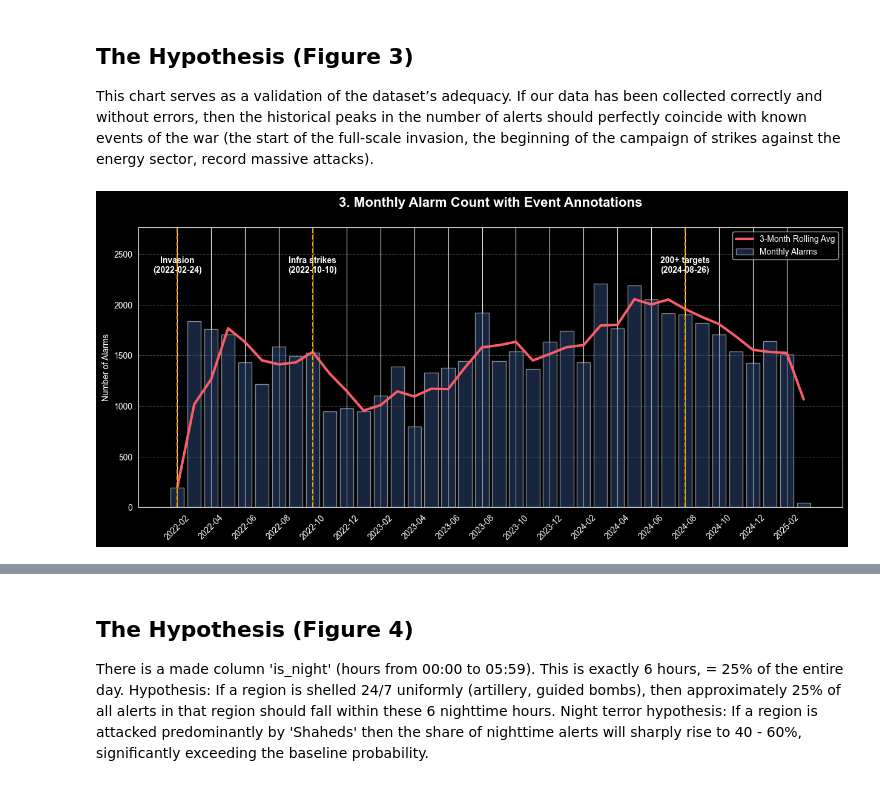
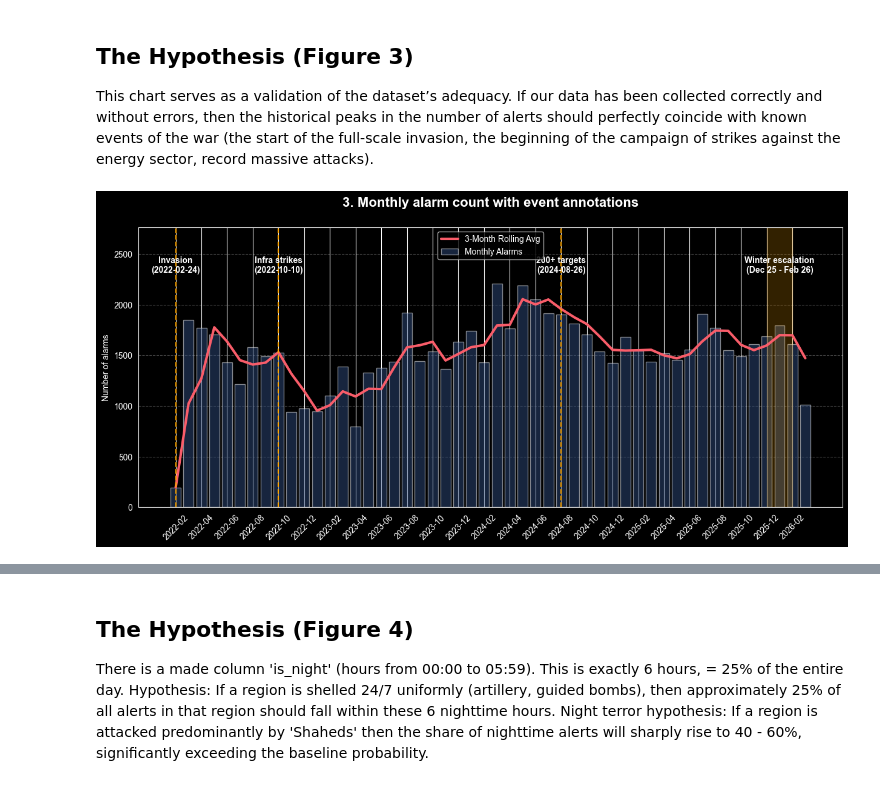
Before and after one commit to abrukhanska/alarm_prediction, a Jupyter notebook: analysis/eda_war_events.ipynb, the cells around one changed output, grey strips where cells are left out. Saved outputs shown, nothing was run; the diff lists cells and outputs as text; code cells hidden in the pictures.

Commit message:
feat: update eda for war events

```diff
--- a/analysis/eda_war_events.ipynb
+++ b/analysis/eda_war_events.ipynb
@@ -179,41 +166,44 @@ This chart serves as a validation of the dataset’s adequacy. If our data has b
 # %%
 import pandas as pd
 import matplotlib.pyplot as plt
 import os
 
 df_clean['year_month'] = df_clean['date'].astype(str).str[:7]
 
 monthly = df_clean.groupby('year_month').size().reset_index(name = 'count')
-monthly['rolling_3m'] = monthly['count'].rolling(window=3, min_periods=1).mean()
+monthly['rolling_3m'] = monthly['count'].rolling(window = 3, min_periods =1).mean()
 
-plt.figure(figsize =(15, 6))
+plt.figure(figsize = (15, 6))
 
-plt.bar(monthly['year_month'], monthly['count'], color='#2f4b7c', alpha=0.5, label='Monthly Alarms')
-plt.plot(monthly['year_month'], monthly['rolling_3m'], color='#f95d6a', linewidth=3, label ='3-Month Rolling Avg')
+plt.bar(monthly['year_month'], monthly['count'], color = '#2f4b7c', alpha = 0.5, label = 'Monthly Alarms')
+plt.plot(monthly['year_month'], monthly['rolling_3m'], color='#f95d6a', linewidth=3, label = '3-Month Rolling Avg')
 
 top_y = monthly['count'].max()
 
-plt.axvline(x='2022-02', color='#ffa600', linestyle ='--')
-plt.text(x='2022-02', y=top_y * 1.05, s='Invasion\n(2022-02-24)', fontweight='bold', ha='center')
+plt.axvline(x = '2022-02', color='#ffa600', linestyle = '--')
+plt.text(x = '2022-02', y = top_y * 1.05, s= 'Invasion\n(2022-02-24)', fontweight='bold', ha='center')
 
-plt.axvline(x='2022-10', color='#ffa600', linestyle='--')
-plt.text(x='2022-10', y=top_y * 1.05, s='Infra strikes\n(2022-10-10)', fontweight='bold', ha='center')
+plt.axvline(x = '2022-10', color='#ffa600', linestyle = '--')
+plt.text(x = '2022-10', y = top_y * 1.05, s = 'Infra strikes\n(2022-10-10)', fontweight='bold', ha='center')
 
-plt.axvline(x='2024-08', color='#ffa600', linestyle='--')
-plt.text(x='2024-08', y=top_y * 1.05, s='200+ targets\n(2024-08-26)', fontweight='bold', ha='center')
+plt.axvline(x = '2024-08', color='#ffa600', linestyle = '--')
+plt.text(x = '2024-08', y = top_y * 1.05, s='200+ targets\n(2024-08-26)', fontweight = 'bold', ha = 'center')
 
-plt.title('3. Monthly Alarm Count with Event Annotations', fontsize=16, fontweight='bold', pad=25)
-plt.ylabel('Number of Alarms')
+plt.axvspan('2025-12', '2026-02', color = '#ffa600', alpha = 0.2)
+plt.text(x = '2026-01', y = top_y * 1.05, s = 'Winter escalation\n(Dec 25 - Feb 26)', fontweight='bold', ha = 'center')
 
-plt.xticks(monthly['year_month'][::2], rotation=45)
+plt.title('3. Monthly alarm count with event annotations', fontsize=16, fontweight='bold', pad = 25)
+plt.ylabel('Number of alarms')
+
+plt.xticks(monthly['year_month'][::2], rotation = 45)
 plt.ylim(0, top_y * 1.25)
 plt.legend()
-plt.grid(axis='y', linestyle ='--', alpha=0.3)
-os.makedirs('plots/alarms', exist_ok=True)
-plt.savefig('plots/alarms/A3_trend.png', dpi = 300, bbox_inches='tight')
+plt.grid(axis ='y', linestyle = '--', alpha = 0.3)
+os.makedirs('plots/alarms', exist_ok = True)
+plt.savefig('plots/alarms/A3_trend.png', dpi = 300, bbox_inches = 'tight')
 plt.show()
 # %% [output]
-[figure, old version]
+[figure, new version]
 # %% [markdown]
 Peaks match known attacks confirms data reliability. I see synchronization between historical events and statistics. This proves that the cleaned dataset does not contain critical gaps in data collection and is suitable for further machine learning.
 **Evolution of enemy tactics**
```
Also changed, not shown: parts of 13 cells of this notebook, 2 other files.
